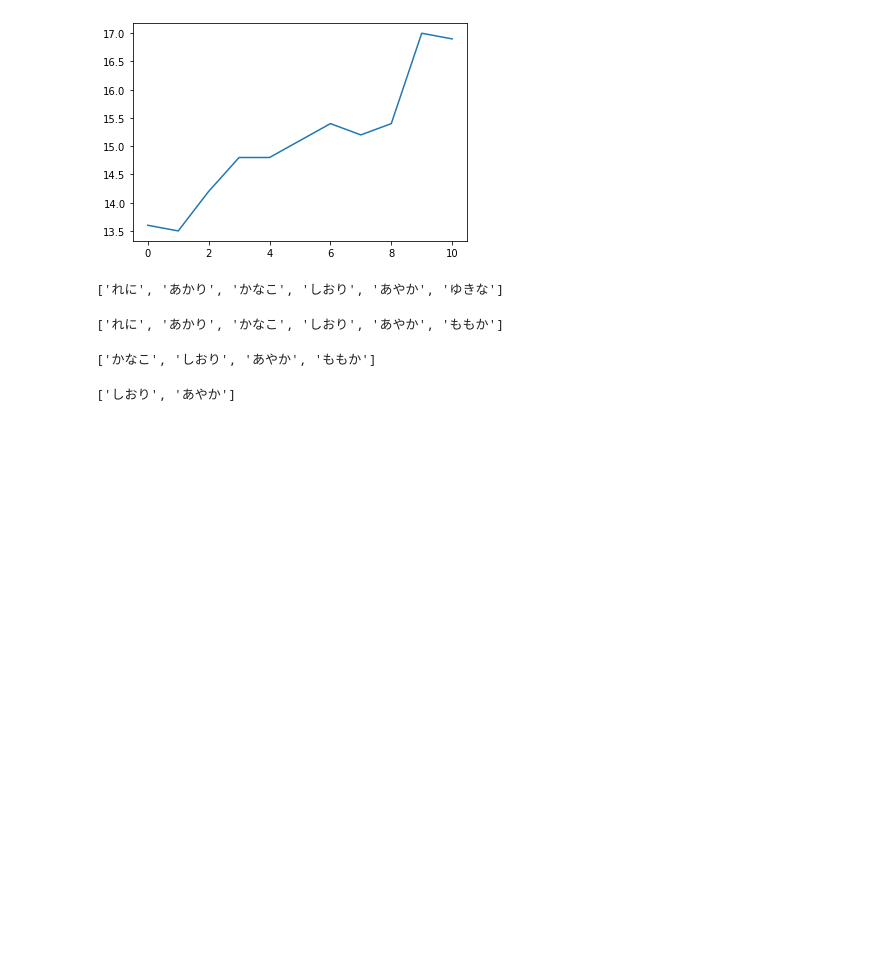
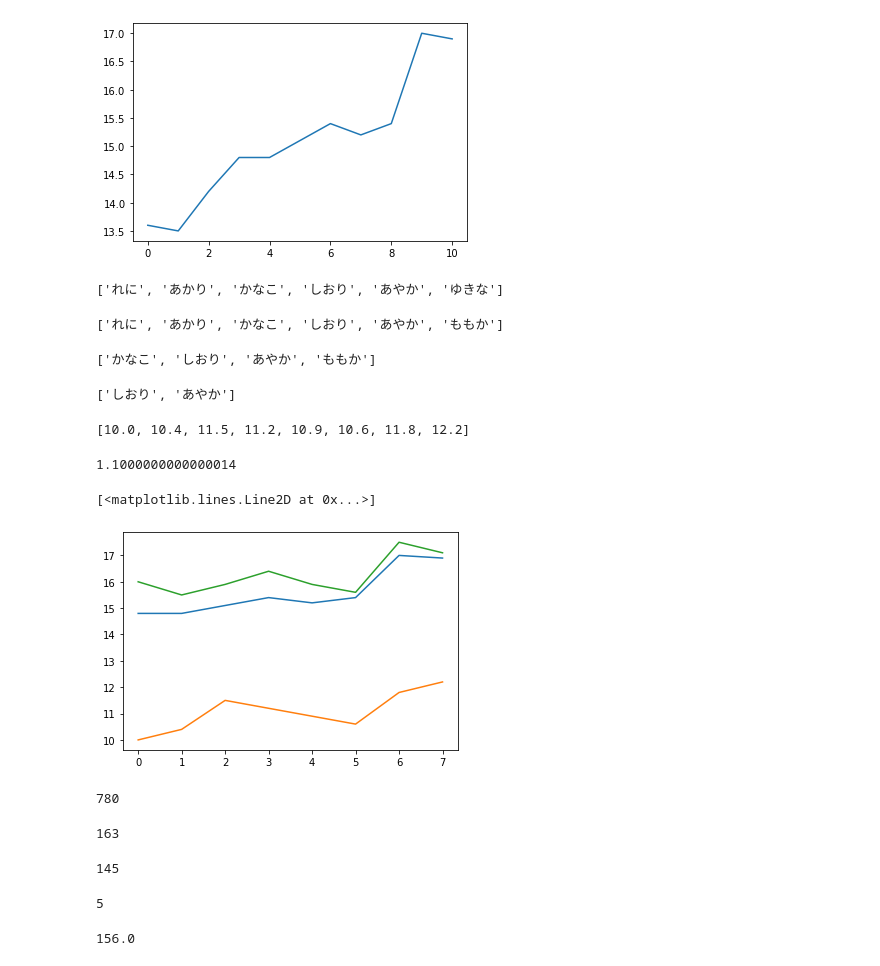
Before and after one commit to SW-yo/SWStudio, a Jupyter notebook: minpy_first.ipynb, the cells around one changed output. Saved outputs shown, nothing was run; the diff lists cells and outputs as text; code cells hidden in the pictures; blank space fills up the shorter version.

```diff
--- a/minpy_first.ipynb
+++ b/minpy_first.ipynb
@@ -68,3 +68,48 @@ momotamai = mcz[1:3]
 momotamai
 # %% [output]
 ['しおり', 'あやか']
+# %%
+city_temps = [
+[14.8, 14.8, 15.1, 15.4, 15.2, 15.4, 17.0, 16.9],
+[10.0, 10.4, 11.5, 11.2, 10.9, 10.6, 11.8, 12.2],
+[16.0, 15.5, 15.9, 16.4, 15.9, 15.6, 17.5, 17.1]
+]
+# %%
+city_temps[1]
+# %% [output]
+[10.0, 10.4, 11.5, 11.2, 10.9, 10.6, 11.8, 12.2]
+# %%
+city_temps[2][7] - city_temps[2][0]
+# %% [output]
+1.1000000000000014
+# %%
+plt.plot(city_temps[0])
+plt.plot(city_temps[1])
+plt.plot(city_temps[2])
+# %% [output]
+[<matplotlib.lines.Line2D at 0x...>]
+[figure, added]
+# %%
+monk_fish_team = [158, 157, 163, 157, 145]
+sum(monk_fish_team)
+# %% [output]
+780
+# %%
+max(monk_fish_team)
+# %% [output]
+163
+# %%
+min(monk_fish_team)
+# %% [output]
+145
+# %%
+len(monk_fish_team)
+# %% [output]
+5
+# %%
+monk_sum = sum(monk_fish_team)
+monk_len = len(monk_fish_team)
+monk_mean = monk_sum / monk_len
+monk_mean
+# %% [output]
+156.0
```
Also changed, not shown: parts of 1 cell of this notebook.
